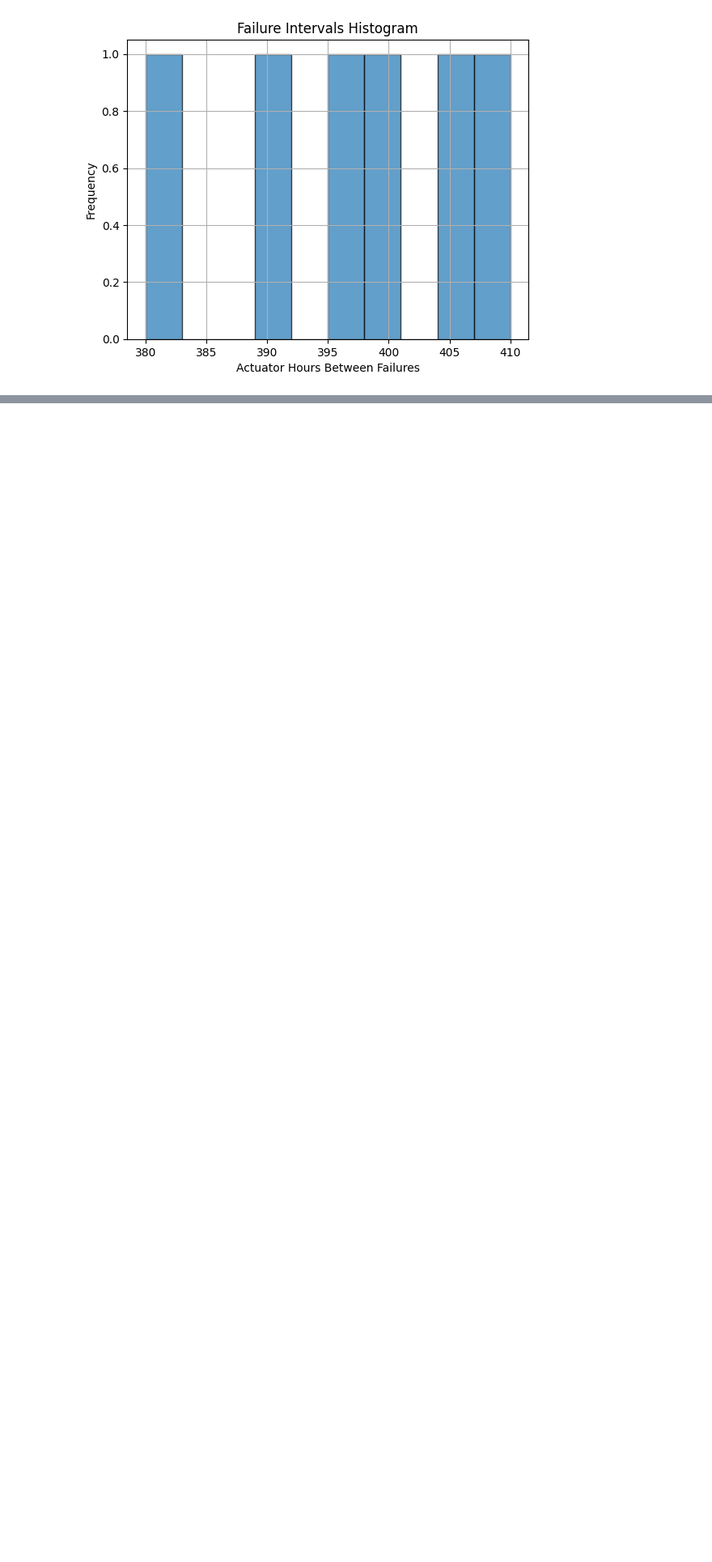
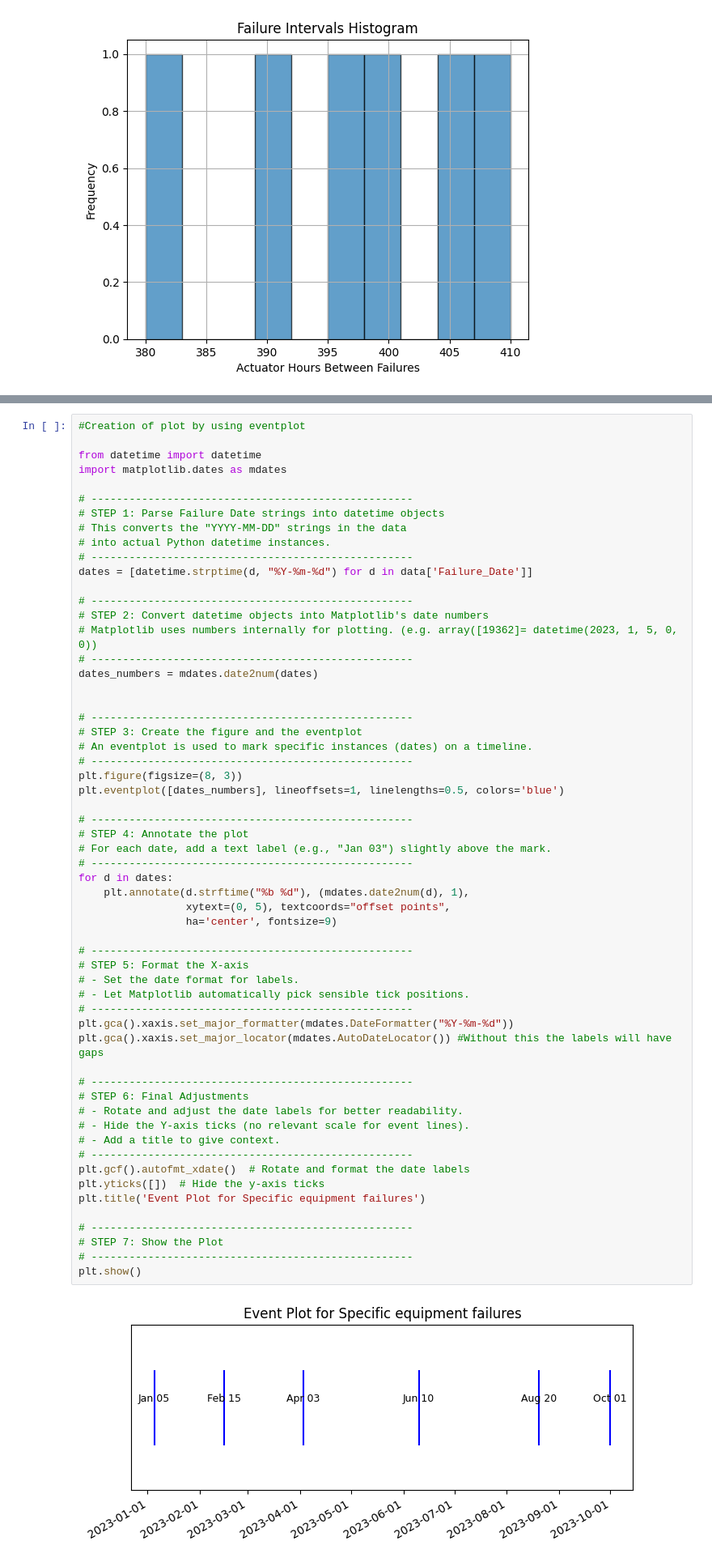
Before and after one commit to Szqout/07_Failure_analysis_simple, a Jupyter notebook: 06_notebooks/analysis_Notebook.ipynb, the cells around one changed output, grey strips where cells are left out. Shown: that part at 81% size. Cells and saved outputs as stored; diff of their text form; blank space fills up the shorter version.

Commit message:
feat: add eventplot to displat timeseries failures, add comments

```diff
--- a/06_notebooks/analysis_Notebook.ipynb
+++ b/06_notebooks/analysis_Notebook.ipynb
@@ -49,0 +60,60 @@ plt.show()                                                   # Display the plot
+# %%
+#Creation of plot by using eventplot
+
+from datetime import datetime
+import matplotlib.dates as mdates
+
+# ---------------------------------------------------
+# STEP 1: Parse Failure Date strings into datetime objects
+# This converts the "YYYY-MM-DD" strings in the data
+# into actual Python datetime instances.
+# ---------------------------------------------------
+dates = [datetime.strptime(d, "%Y-%m-%d") for d in data['Failure_Date']]
+
+# ---------------------------------------------------
+# STEP 2: Convert datetime objects into Matplotlib's date numbers
+# Matplotlib uses numbers internally for plotting. (e.g. array([19362]= datetime(2023, 1, 5, 0, 0))
+# ---------------------------------------------------
+dates_numbers = mdates.date2num(dates)
+
+
+# ---------------------------------------------------
+# STEP 3: Create the figure and the eventplot
+# An eventplot is used to mark specific instances (dates) on a timeline.
+# ---------------------------------------------------
+plt.figure(figsize=(8, 3))
+plt.eventplot([dates_numbers], lineoffsets=1, linelengths=0.5, colors='blue')
+
+# ---------------------------------------------------
+# STEP 4: Annotate the plot
+# For each date, add a text label (e.g., "Jan 03") slightly above the mark.
+# ---------------------------------------------------
+for d in dates:
+    plt.annotate(d.strftime("%b %d"), (mdates.date2num(d), 1),
+                 xytext=(0, 5), textcoords="offset points",
+                 ha='center', fontsize=9)
+
+# ---------------------------------------------------
+# STEP 5: Format the X-axis
+# - Set the date format for labels.
+# - Let Matplotlib automatically pick sensible tick positions.
+# ---------------------------------------------------
+plt.gca().xaxis.set_major_formatter(mdates.DateFormatter("%Y-%m-%d"))
+plt.gca().xaxis.set_major_locator(mdates.AutoDateLocator()) #Without this the labels will have gaps
+
+# ---------------------------------------------------
+# STEP 6: Final Adjustments
+# - Rotate and adjust the date labels for better readability.
+# - Hide the Y-axis ticks (no relevant scale for event lines).
+# - Add a title to give context.
+# ---------------------------------------------------
+plt.gcf().autofmt_xdate()  # Rotate and format the date labels
+plt.yticks([])  # Hide the y-axis ticks
+plt.title('Event Plot for Specific equipment failures')
+
+# ---------------------------------------------------
+# STEP 7: Show the Plot
+# ---------------------------------------------------
+plt.show()
+# %% [output]
+[figure, added]
```
Also changed, not shown: parts of 3 cells of this notebook.
